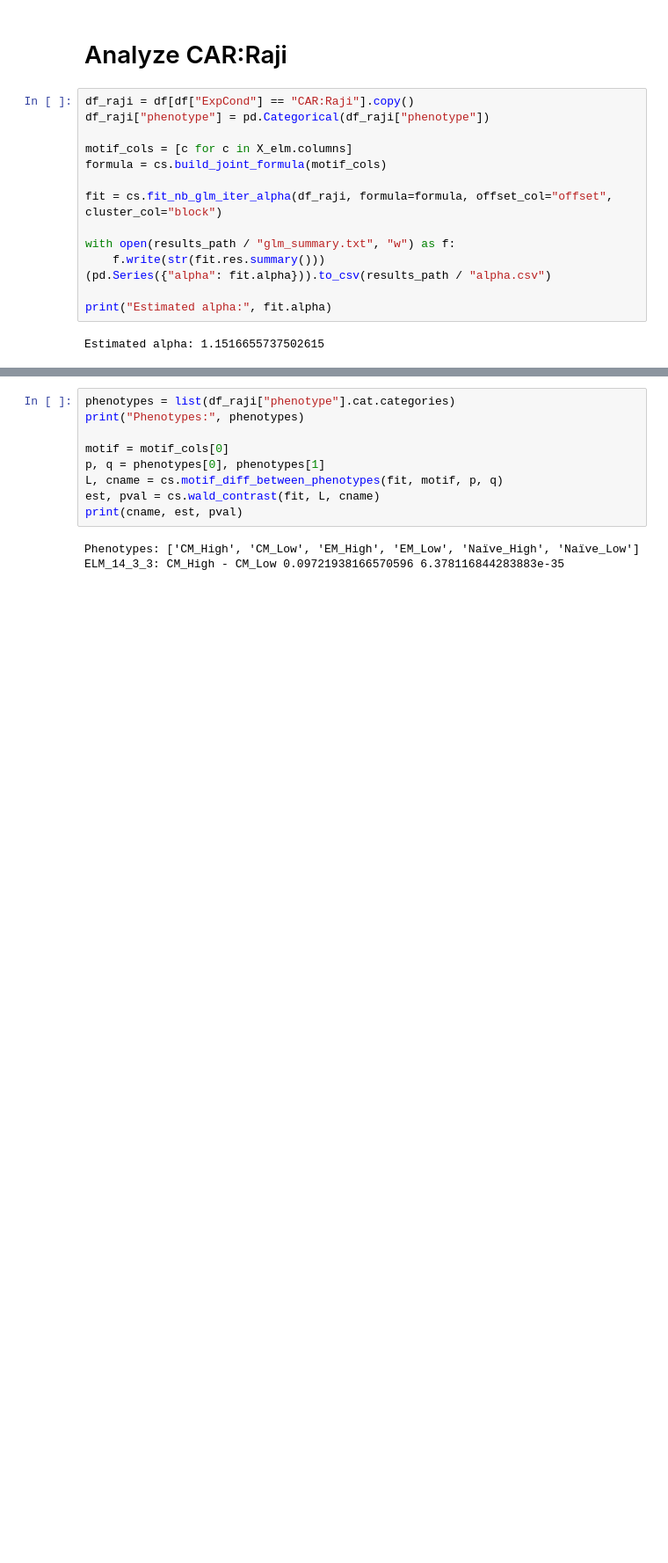
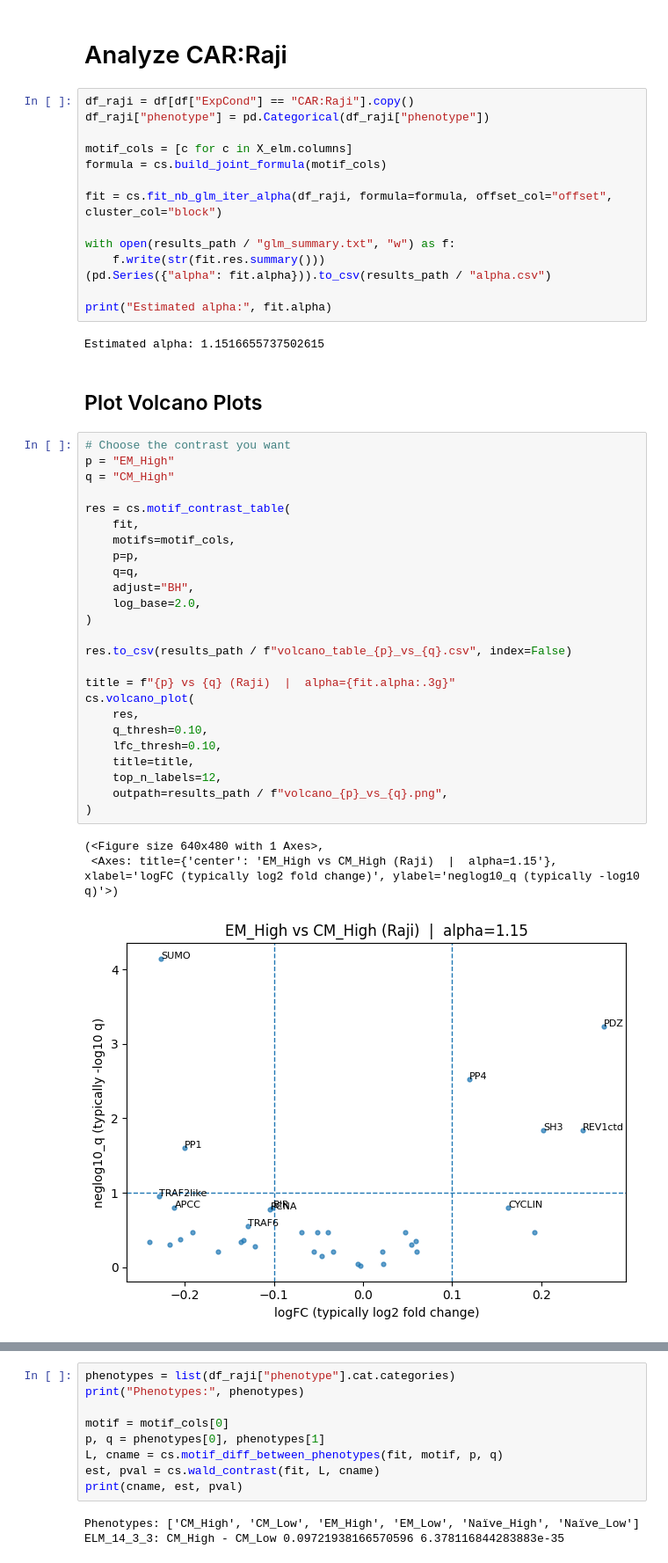
Before and after one commit to LIRGE/CostimScreen, a Jupyter notebook: notebooks/01_refit_joint_model.ipynb, the cells around one changed output, grey strips where cells are left out. Shown at 88% size. Drawn from its saved outputs; the diff is of its cells as text; blank space fills up the shorter version.

Commit message:
Added volcano plots
- Can plot volcano plots for pairs of phenotypes
- Can alternatively plot volcano plots for phenotypes pooled by either PD1-status or T cell subset

```diff
--- a/notebooks/01_refit_joint_model.ipynb
+++ b/notebooks/01_refit_joint_model.ipynb
@@ -138,3 +138,34 @@ with open(results_path / "glm_summary.txt", "w") as f:
 print("Estimated alpha:", fit.alpha)
 # %% [output]
 Estimated alpha: 1.1516655737502615
+# %% [markdown]
+## Plot Volcano Plots
+# %%
+# Choose the contrast you want
+p = "EM_High"
+q = "CM_High"
+
+res = cs.motif_contrast_table(
+    fit,
+    motifs=motif_cols,
+    p=p,
+    q=q,
+    adjust="BH",
+    log_base=2.0,
+)
+
+res.to_csv(results_path / f"volcano_table_{p}_vs_{q}.csv", index=False)
+
+title = f"{p} vs {q} (Raji)  |  alpha={fit.alpha:.3g}"
+cs.volcano_plot(
+    res,
+    q_thresh=0.10,
+    lfc_thresh=0.10,
+    title=title,
+    top_n_labels=12,
+    outpath=results_path / f"volcano_{p}_vs_{q}.png",
+)
+# %% [output]
+(<Figure size 640x480 with 1 Axes>,
+ <Axes: title={'center': 'EM_High vs CM_High (Raji)  |  alpha=1.15'}, xlabel='logFC (typically log2 fold change)', ylabel='neglog10_q (typically -log10 q)'>)
+[figure, added]
```
Also changed, not shown: parts of 2 cells of this notebook, 19 other files.
